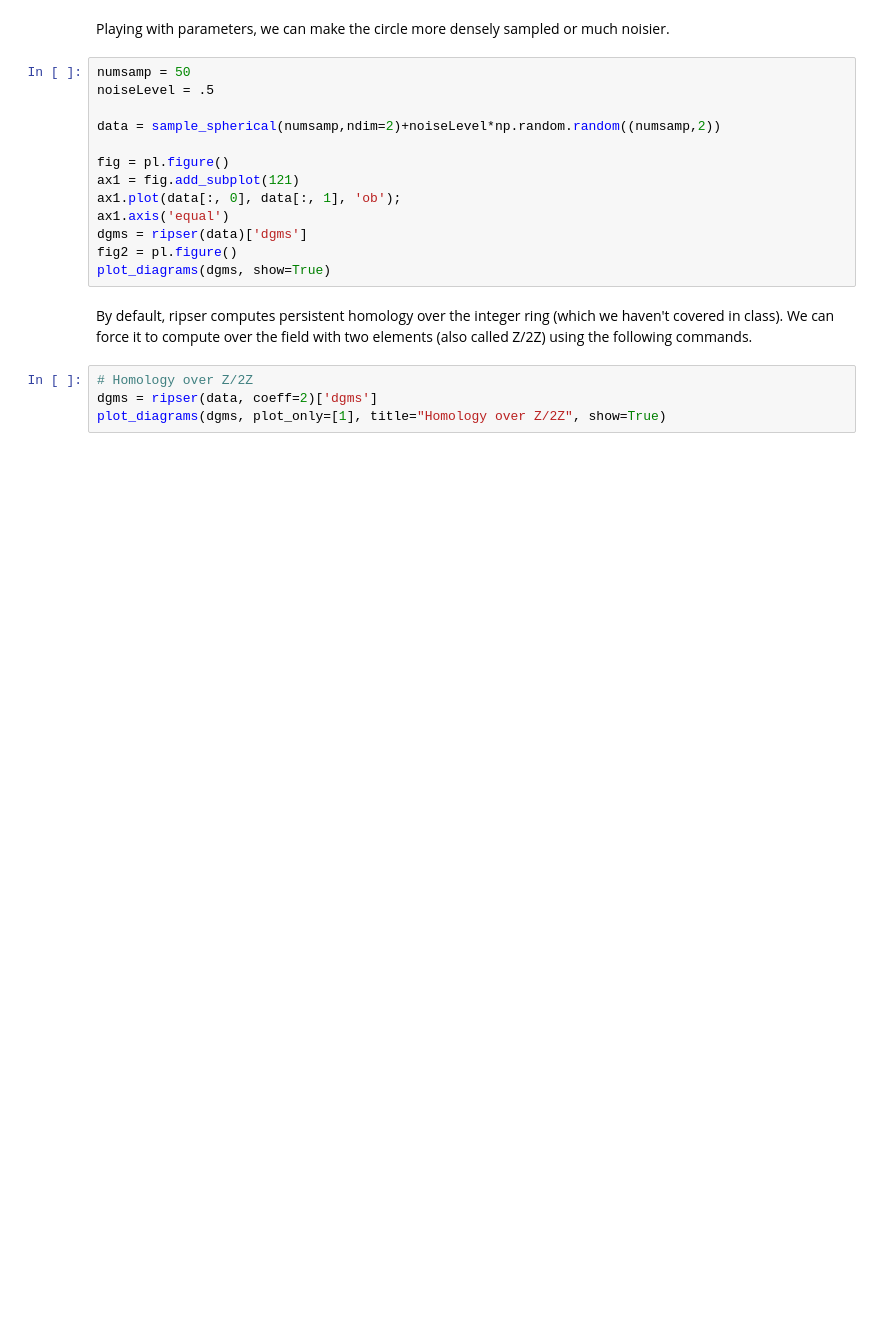
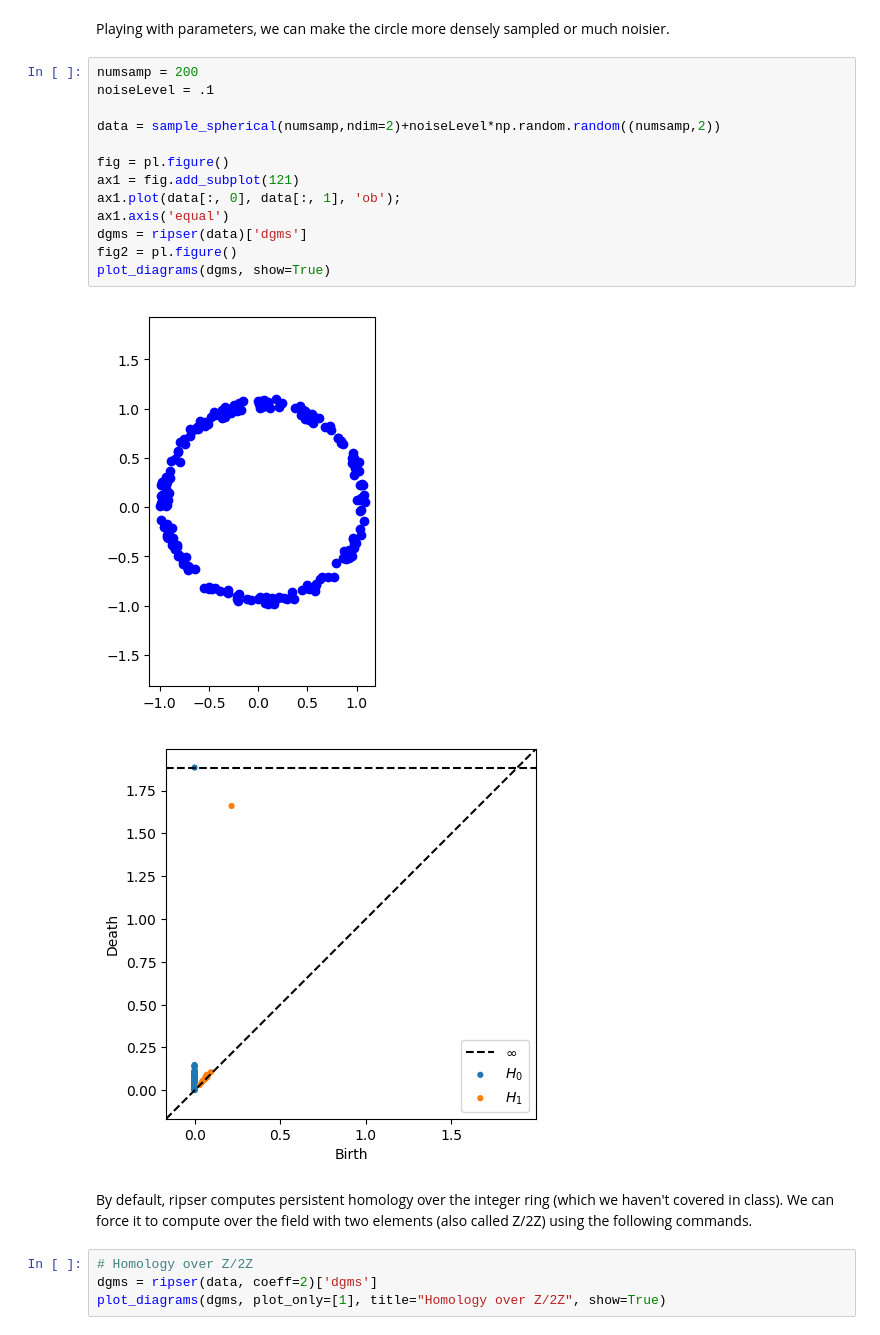
Before and after one commit to trneedham/TDACourse, a Jupyter notebook: PersistenceDiagramsDemonstration.ipynb, the cells around one changed output. Drawn from its saved outputs; the diff is of its cells as text; blank space fills up the shorter version.

```diff
--- a/PersistenceDiagramsDemonstration.ipynb
+++ b/PersistenceDiagramsDemonstration.ipynb
@@ -107,18 +167,21 @@ plot_diagrams(dgms, show=True)
 # %% [markdown]
 Playing with parameters, we can make the circle more densely sampled or much noisier.
 # %%
-numsamp = 50
-noiseLevel = .5
+numsamp = 200
+noiseLevel = .1
 
 data = sample_spherical(numsamp,ndim=2)+noiseLevel*np.random.random((numsamp,2))
 
 fig = pl.figure()
 ax1 = fig.add_subplot(121)
 ax1.plot(data[:, 0], data[:, 1], 'ob');
 ax1.axis('equal')
 dgms = ripser(data)['dgms']
 fig2 = pl.figure()
 plot_diagrams(dgms, show=True)
+# %% [output]
+[figure, added]
+[figure, added]
 # %% [markdown]
 By default, ripser computes persistent homology over the integer ring (which we haven't covered in class). We can force it to compute over the field with two elements (also called Z/2Z) using the following commands.
 # %%
```
Also changed, not shown: parts of 15 cells of this notebook, 3 other files.
